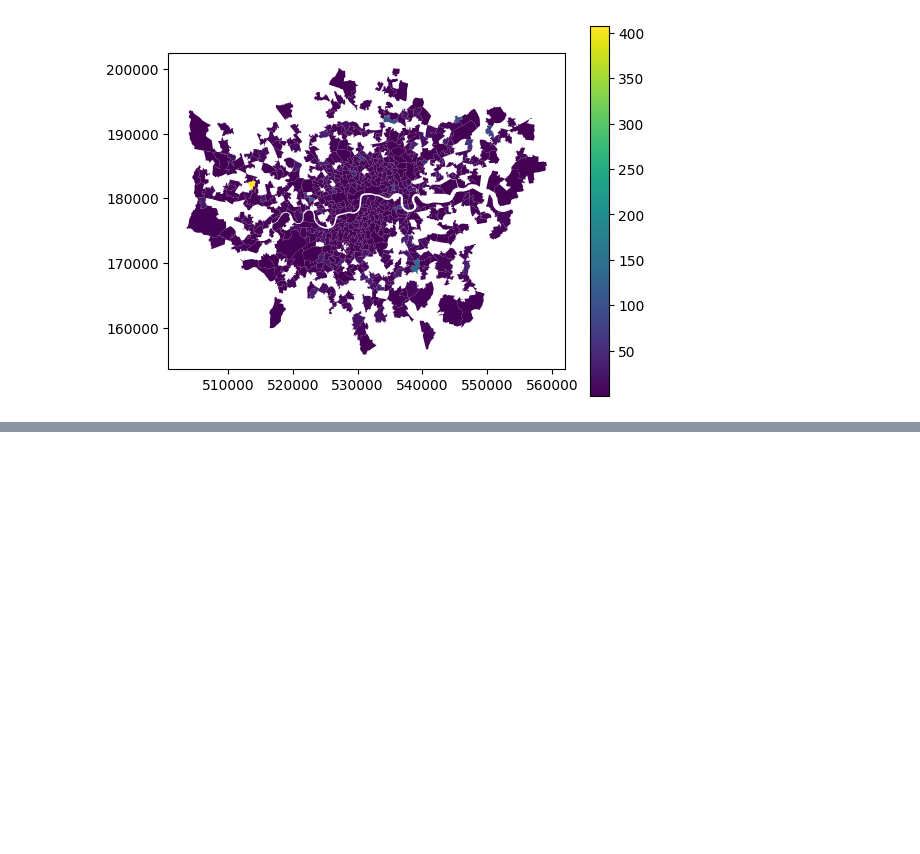
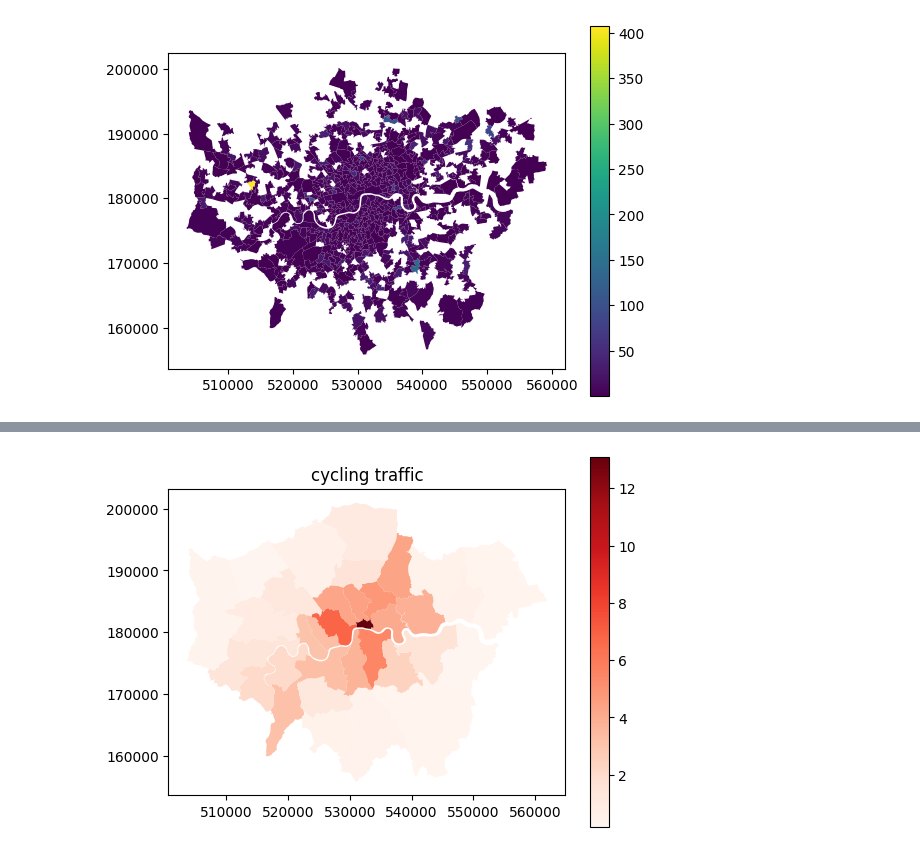
Before and after one commit to sokimura39/CUSP_Data_Dive, a Jupyter notebook: cycling_infrastructure.ipynb, the cells around one changed output, grey strips where cells are left out. Saved outputs shown, nothing was run; the diff lists cells and outputs as text; code cells hidden in the pictures; blank space fills up the shorter version.

```diff
--- a/cycling_infrastructure.ipynb
+++ b/cycling_infrastructure.ipynb
@@ -325,0 +497,13 @@ raw_data.head(5)
+# %%
+# plot cycling traffic
+boroughs_cycle_data.plot(
+    column = 'cycle_traffic_atc',
+    legend = True,
+    cmap = 'Reds'
+)
+
+plt.title('cycling traffic')
+
+plt.show()
+# %% [output]
+[figure, added]
```
Also changed, not shown: parts of 64 cells of this notebook.
